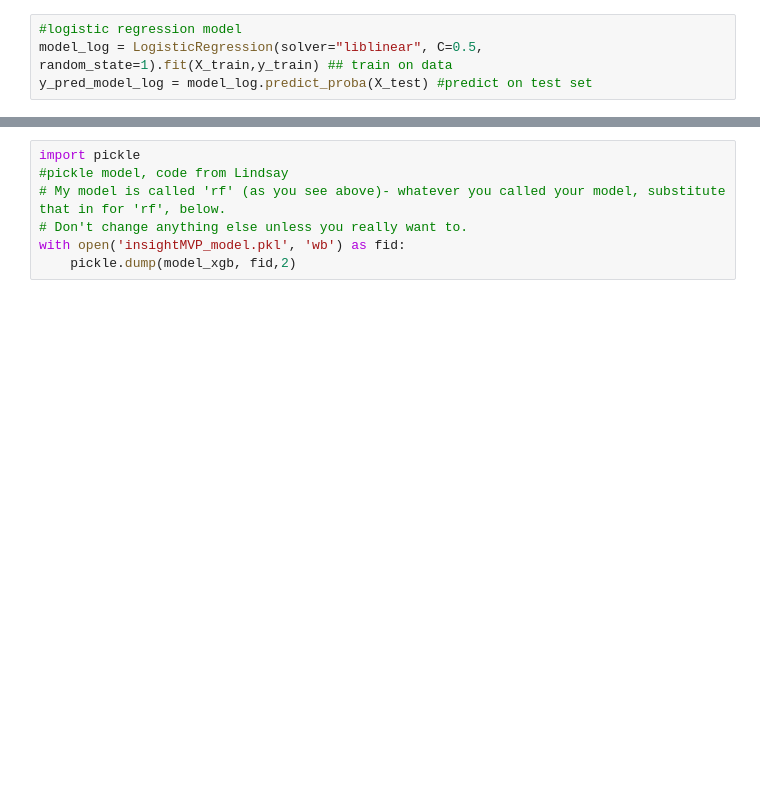
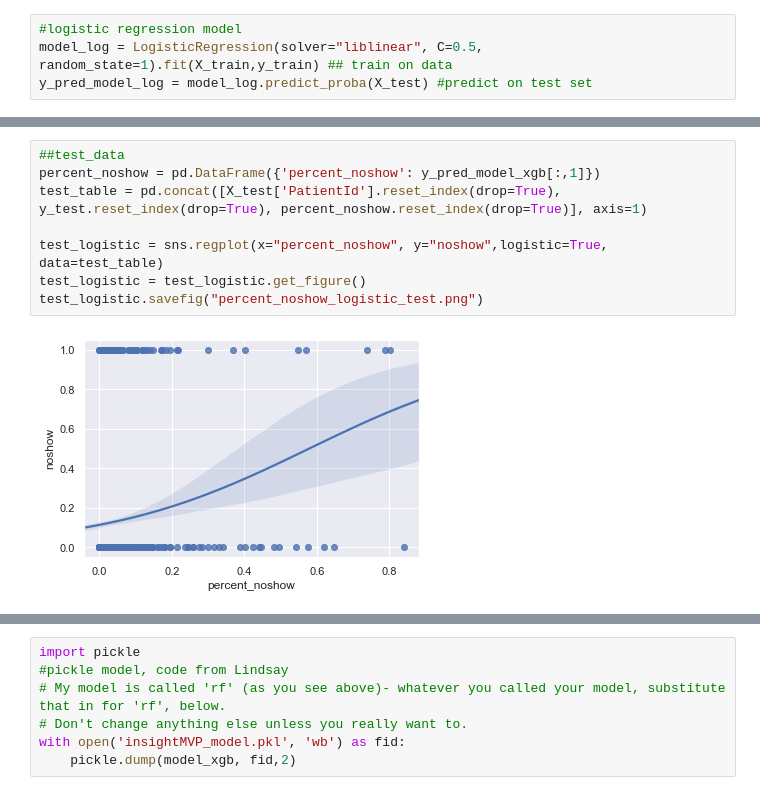
Before and after one commit to TheBeeGuy/No_show_patience, a Jupyter notebook: Ma_Insight_19_06.ipynb, the cells around one changed output, grey strips where cells are left out. Saved outputs shown, nothing was run; the diff lists cells and outputs as text; blank space fills up the shorter version.

```diff
--- a/Ma_Insight_19_06.ipynb
+++ b/Ma_Insight_19_06.ipynb
@@ -305,0 +228,10 @@ The AUC score of the XGB model is: 0.57
+# %%
+##test_data
+percent_noshow = pd.DataFrame({'percent_noshow': y_pred_model_xgb[:,1]})
+test_table = pd.concat([X_test['PatientId'].reset_index(drop=True), y_test.reset_index(drop=True), percent_noshow.reset_index(drop=True)], axis=1)
+
+test_logistic = sns.regplot(x="percent_noshow", y="noshow",logistic=True, data=test_table)
+test_logistic = test_logistic.get_figure()
+test_logistic.savefig("percent_noshow_logistic_test.png")
+# %% [output]
+[figure, added]
```
Also changed, not shown: parts of 28 cells of this notebook, 4 other files.
